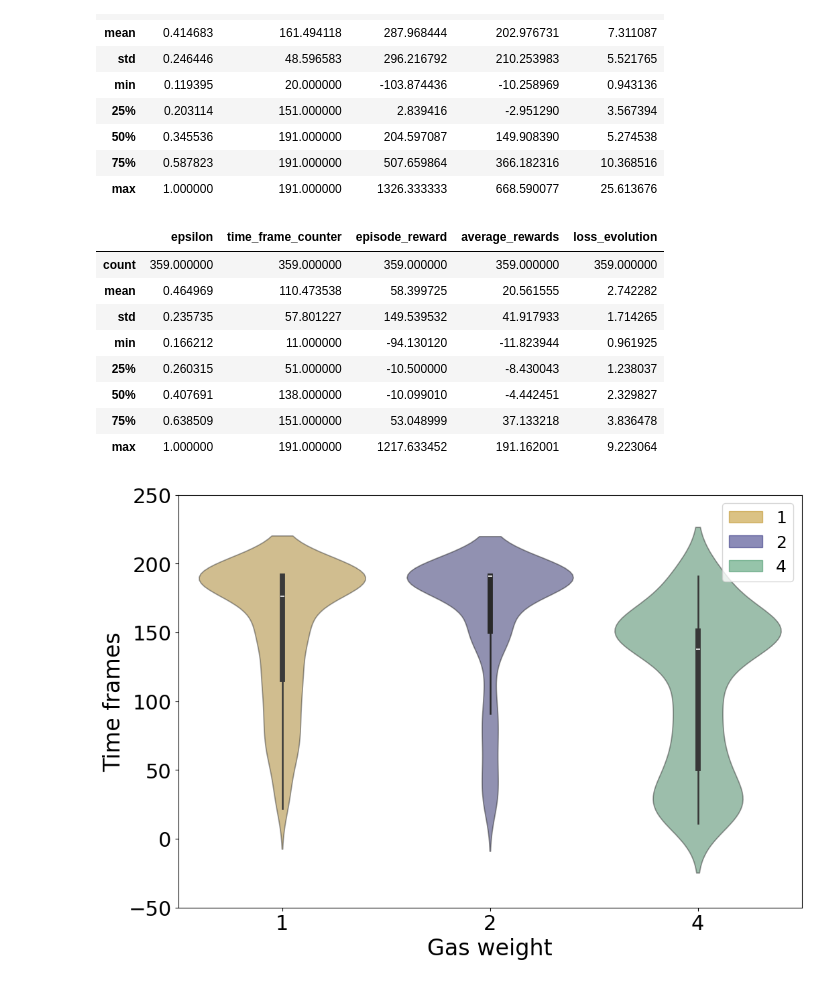
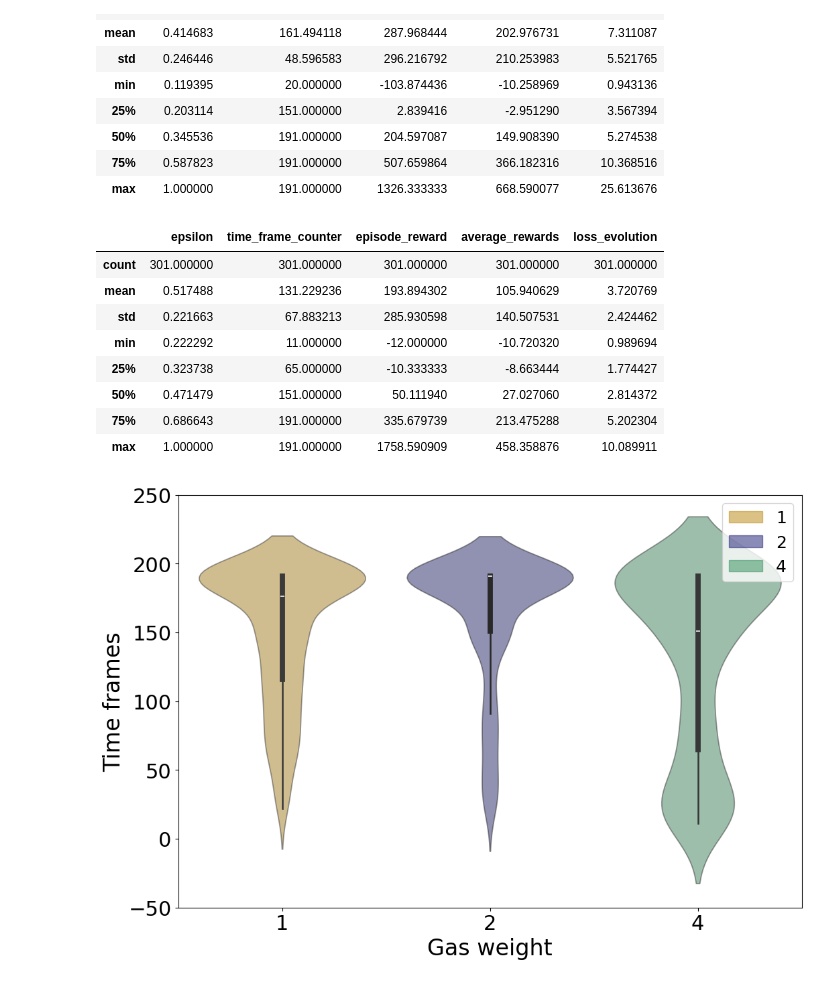
Before and after one commit to albert-queralto/car_racing_rl, a Jupyter notebook: notebooks/dqn_analysis.ipynb, the cells around one changed output. Cells and saved outputs as stored; diff of their text form; code cells hidden in the pictures.

```diff
--- a/notebooks/dqn_analysis.ipynb
+++ b/notebooks/dqn_analysis.ipynb
@@ -354,39 +354,39 @@ df_gas2.describe()
 | 75% | 0.587823 | 191.000000 | 507.659864 | 366.182316 | 10.368516 |
 | max | 1.000000 | 191.000000 | 1326.333333 | 668.590077 | 25.613676 |
 # %%
-df_lr00001.describe()
+df_lr0001.describe()
 # %% [output]
 |  | epsilon | time_frame_counter | episode_reward | average_rewards | loss_evolution |
-| count | 359.000000 | 359.000000 | 359.000000 | 359.000000 | 359.000000 |
-| mean | 0.464969 | 110.473538 | 58.399725 | 20.561555 | 2.742282 |
-| std | 0.235735 | 57.801227 | 149.539532 | 41.917933 | 1.714265 |
-| min | 0.166212 | 11.000000 | -94.130120 | -11.823944 | 0.961925 |
-| 25% | 0.260315 | 51.000000 | -10.500000 | -8.430043 | 1.238037 |
-| 50% | 0.407691 | 138.000000 | -10.099010 | -4.442451 | 2.329827 |
-| 75% | 0.638509 | 151.000000 | 53.048999 | 37.133218 | 3.836478 |
-| max | 1.000000 | 191.000000 | 1217.633452 | 191.162001 | 9.223064 |
+| count | 301.000000 | 301.000000 | 301.000000 | 301.000000 | 301.000000 |
+| mean | 0.517488 | 131.229236 | 193.894302 | 105.940629 | 3.720769 |
+| std | 0.221663 | 67.883213 | 285.930598 | 140.507531 | 2.424462 |
+| min | 0.222292 | 11.000000 | -12.000000 | -10.720320 | 0.989694 |
+| 25% | 0.323738 | 65.000000 | -10.333333 | -8.663444 | 1.774427 |
+| 50% | 0.471479 | 151.000000 | 50.111940 | 27.027060 | 2.814372 |
+| 75% | 0.686643 | 191.000000 | 335.679739 | 213.475288 | 5.202304 |
+| max | 1.000000 | 191.000000 | 1758.590909 | 458.358876 | 10.089911 |
 # %%
-dataframes = [df_gas1, df_gas2, df_lr00001]
+dataframes = [df_gas1, df_gas2, df_lr0001]
 colors = ['darkgoldenrod', 'midnightblue', 'seagreen']
 positions = np.arange(len(dataframes))
 labels = ['1', '2', '4']
 
 plt.figure(figsize=(12, 8))
 
 # Plot each dataframe as a violin plot with its corresponding color
 for i, (df, label) in enumerate(zip(dataframes, labels)):
     sns.violinplot(x=np.ones(len(df))*positions[i], y=df['time_frame_counter'], color=colors[i], alpha=0.5)
 
 plt.xlabel('Gas weight', fontsize=24)
 plt.ylabel('Time frames', fontsize=24)
 plt.xticks(range(len(dataframes)), labels, fontsize=22)
 plt.yticks(fontsize=22)
 plt.axhline(y=900, color='black', linestyle='--', lw=2)
 plt.ylim(-50, 250)
 
 legend_patches = [mpatches.Patch(color=color, label=label, alpha = 0.5) for label, color in zip(labels, colors)]
 plt.legend(handles=legend_patches, labels=labels, fontsize=18, loc='upper right')
 
 plt.show()
 # %% [output]
-[figure, old version]
+[figure, new version]
```
Also changed, not shown: parts of 8 cells of this notebook.
